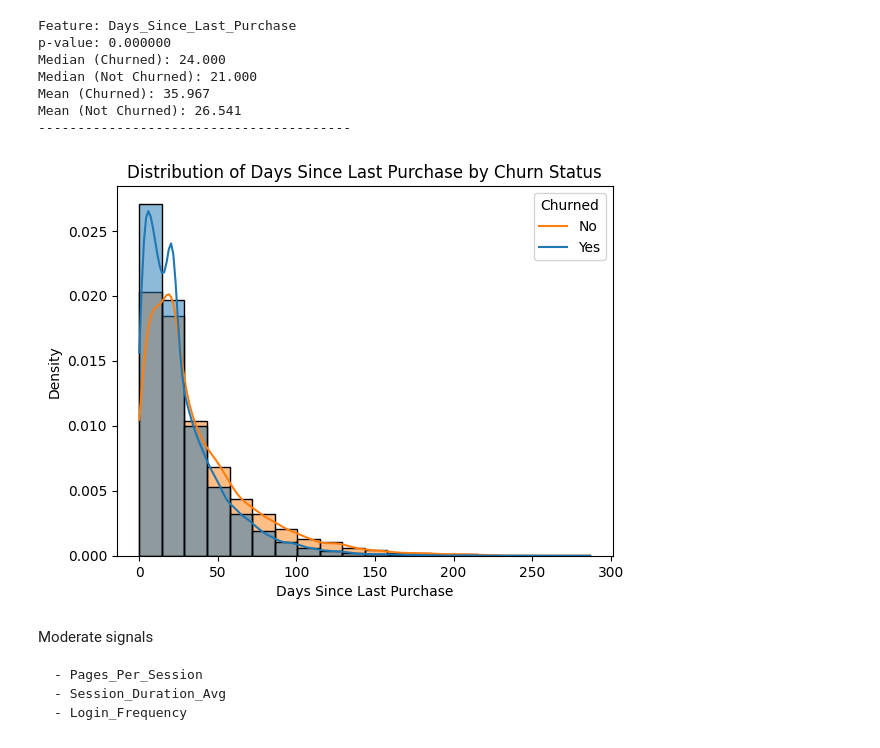
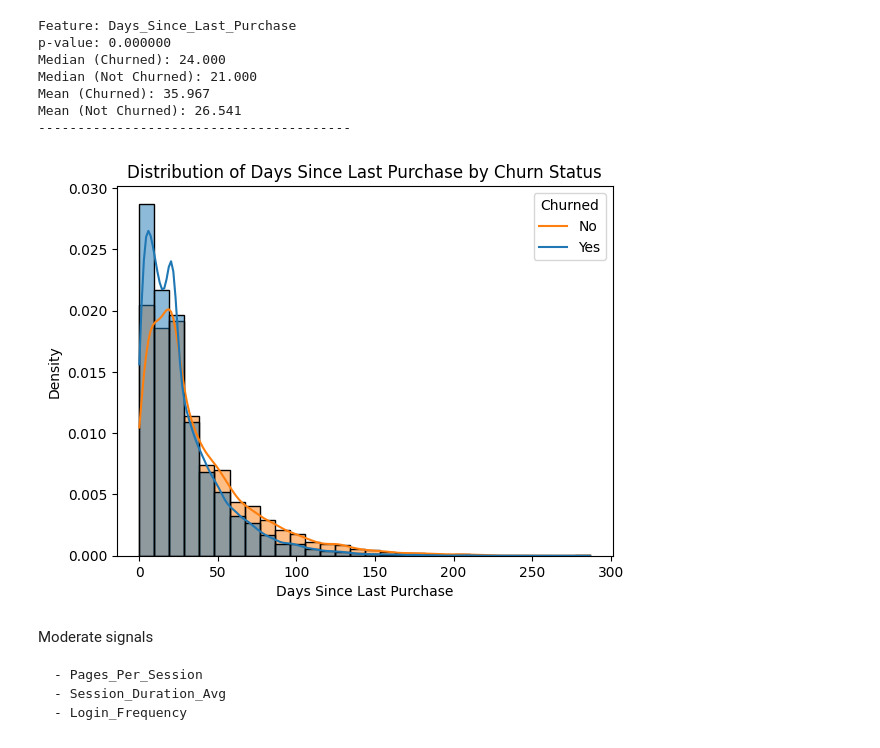
Before and after one commit to ppts2545/Eccommerce-Customer-Behavior-Dataset, a Jupyter notebook: notebooks/04_statistic/stat_1_numerical.ipynb, the cells around one changed output. Cells and saved outputs as stored; diff of their text form; code cells hidden in the pictures.

```diff
--- a/notebooks/04_statistic/stat_1_numerical.ipynb
+++ b/notebooks/04_statistic/stat_1_numerical.ipynb
@@ -85,14 +97,14 @@ Mean (Churned): 35.967
 Mean (Not Churned): 26.541
 ----------------------------------------
 # %%
-sns.histplot(data=df, x="Days_Since_Last_Purchase", hue="Churned", kde=True, stat="density", common_norm=False, bins=20)
+sns.histplot(data=df, x="Days_Since_Last_Purchase", hue="Churned", kde=True, stat="density", common_norm=False, bins=30)
 plt.title("Distribution of Days Since Last Purchase by Churn Status")
 plt.xlabel("Days Since Last Purchase")
 plt.ylabel("Density")
 plt.legend(title="Churned", labels=["No", "Yes"])
 plt.show()
 # %% [output]
-[figure, old version]
+[figure, new version]
 # %% [markdown]
 Moderate signals
 
```
Also changed, not shown: parts of 11 cells of this notebook.
